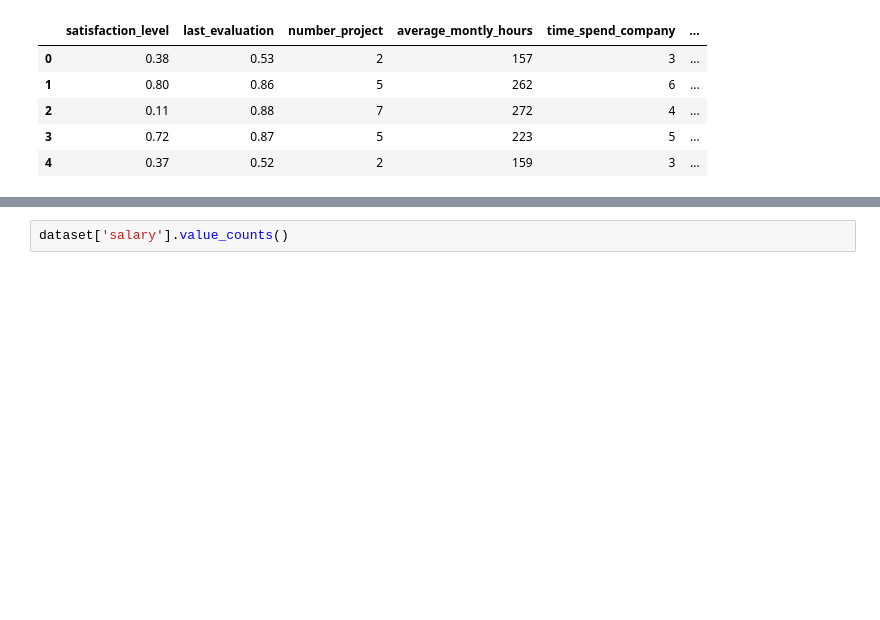
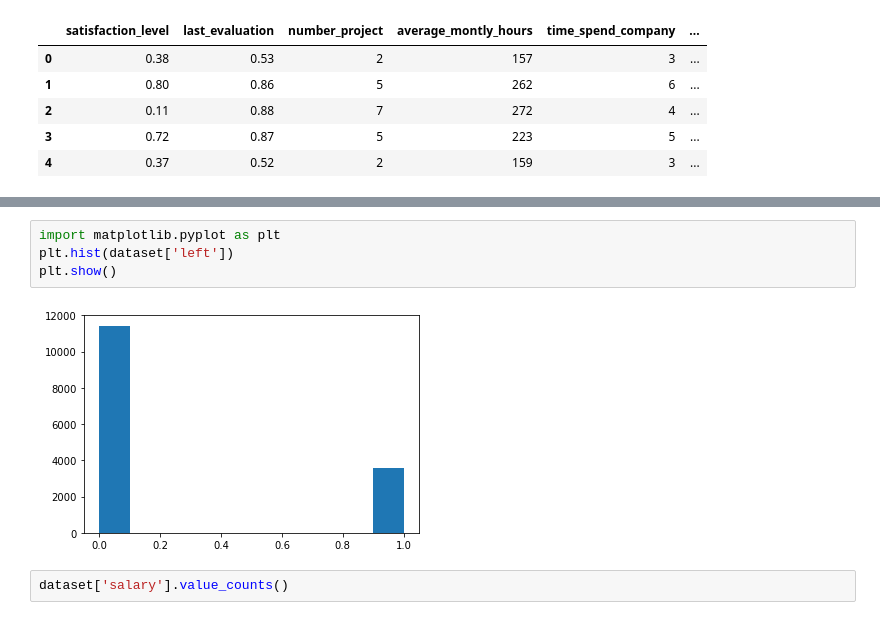
Before and after one commit to arunnitk/Data-science, a Jupyter notebook: HRanalytics.ipynb, the cells around one changed output, grey strips where cells are left out. Saved outputs shown, nothing was run; the diff lists cells and outputs as text; blank space fills up the shorter version.

```diff
--- a/HRanalytics.ipynb
+++ b/HRanalytics.ipynb
@@ -36,3 +49,9 @@ Name: salary, dtype: object
+# %%
+import matplotlib.pyplot as plt
+plt.hist(dataset['left'])
+plt.show()
+# %% [output]
+[figure, added]
 # %%
 dataset['salary'].value_counts()
 # %% [output]
```
Also changed, not shown: parts of 23 cells of this notebook, 1 other file.
